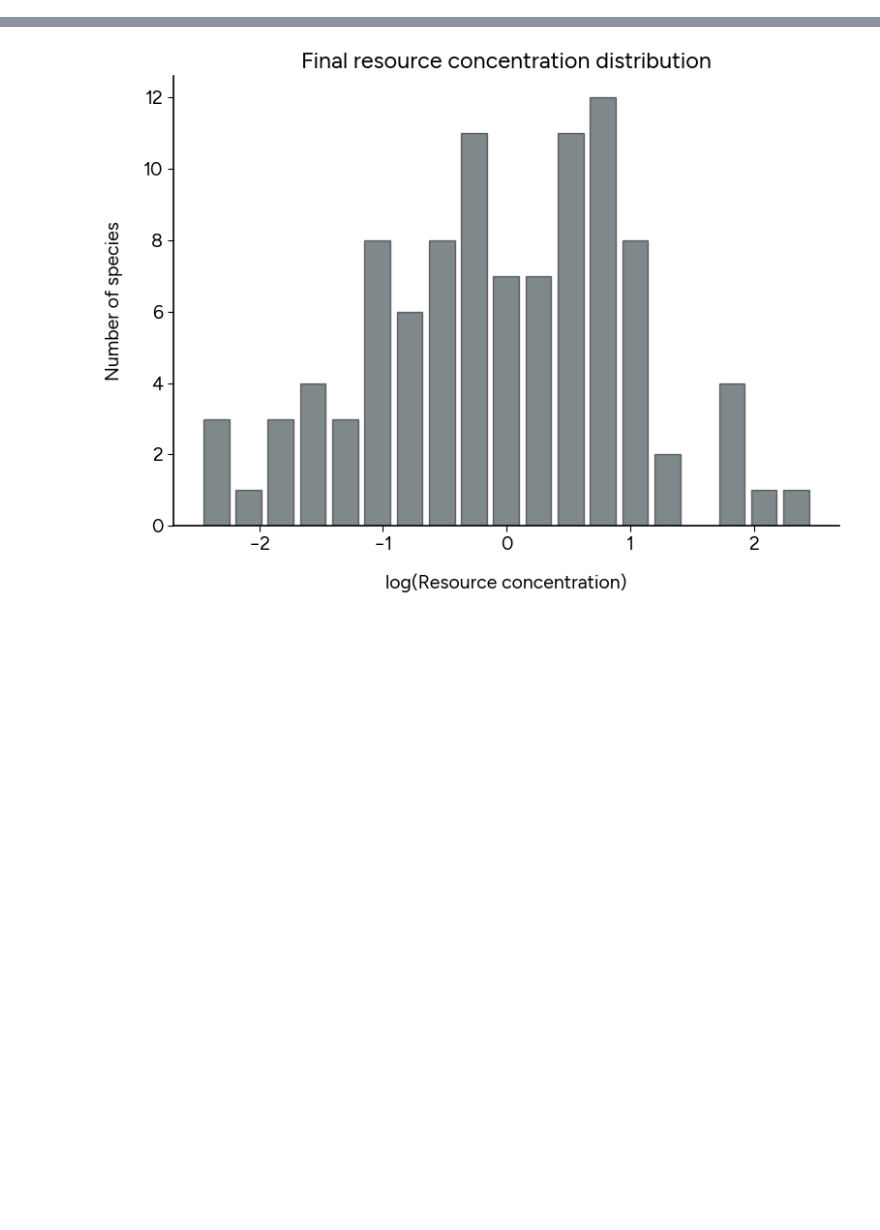
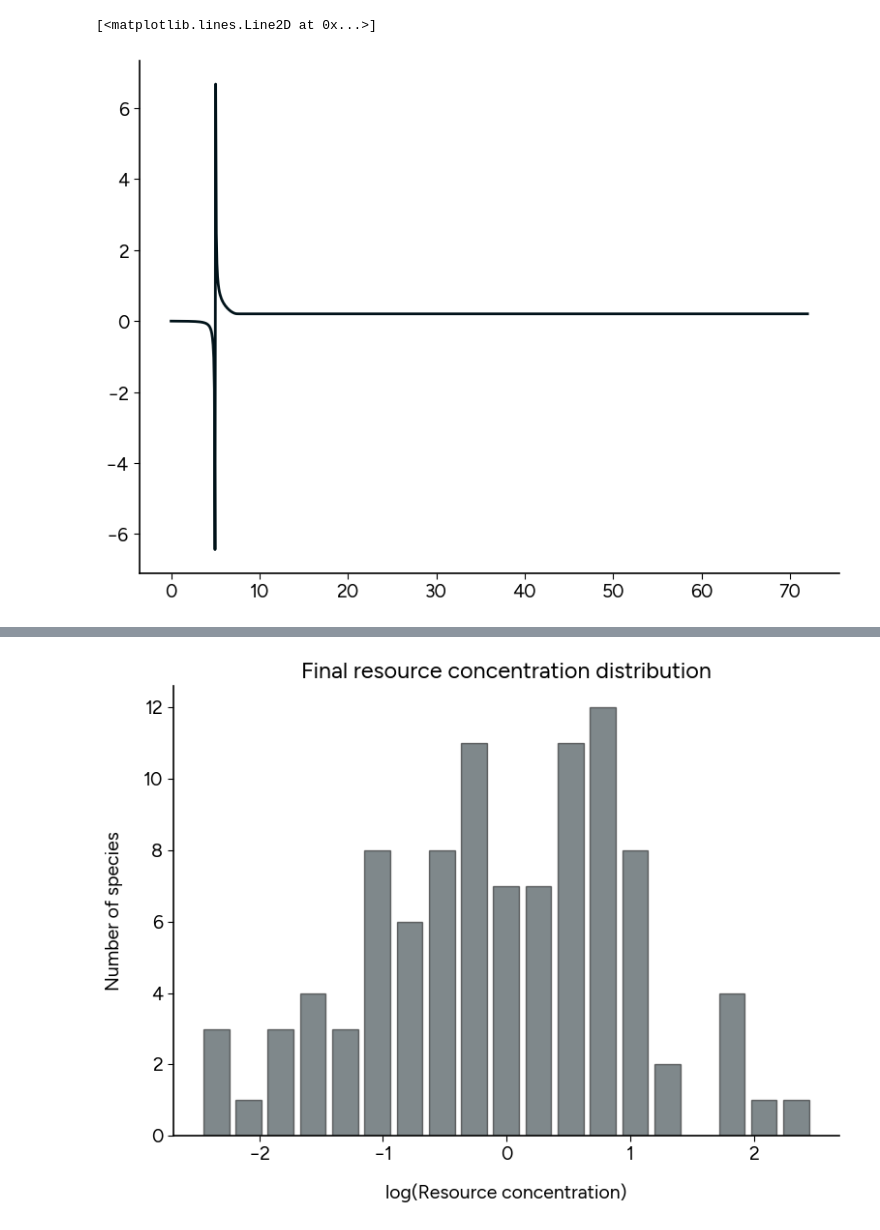
Before and after one commit to prajwalp/OE-dilutions, a Jupyter notebook: crossfeeding_dist.ipynb, the cells around one changed output, grey strips where cells are left out. Drawn from its saved outputs; the diff is of its cells as text; code cells hidden in the pictures; blank space fills up the shorter version.

```diff
--- a/crossfeeding_dist.ipynb
+++ b/crossfeeding_dist.ipynb
@@ -211,0 +174,10 @@ plt.show()
+# %%
+tdepGrowth,tdepInter = np.zeros((len(sol.t),Ns)),np.zeros((len(sol.t),Ns,Ns))
+
+for i in range(len(sol.t)):
+    tdepGrowth[i],tdepInter[i] = cfns.glvParamsFn(muMatrix,kMatrix,dTensor,qssCvsT[i],delta,supplyVec,Nr,Ns)
+# %%
+plt.plot(sol.t,tdepGrowth)
+# %% [output]
+[<matplotlib.lines.Line2D at 0x...>]
+[figure, added]
```
Also changed, not shown: parts of 24 cells of this notebook, 4 other files.
